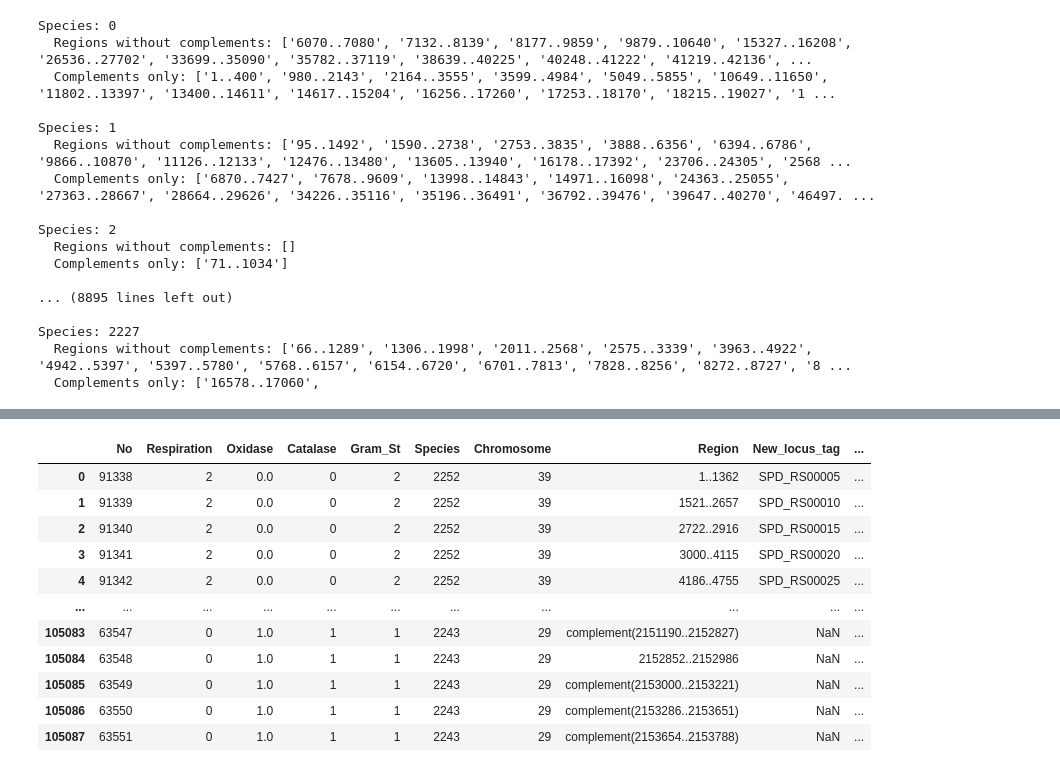
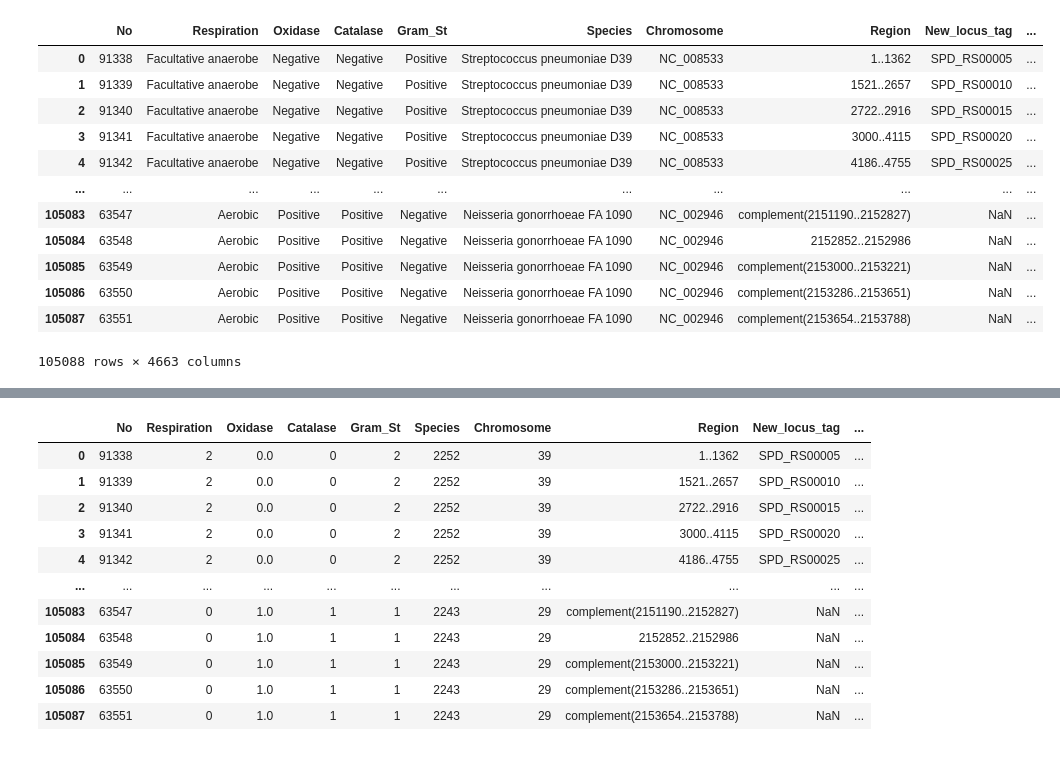
Before and after one commit to memetc/ML4RG_Group1, a Jupyter notebook: preprocessing.ipynb, the cells around one changed output, grey strips where cells are left out. Cells and saved outputs as stored; diff of their text form; code cells hidden in the pictures.

```diff
--- a/preprocessing.ipynb
+++ b/preprocessing.ipynb
@@ -22,3 +23,19 @@ df = pd.concat(df_list, ignore_index=True)
+# %%
+df
+# %% [output]
+|  | No | Respiration | Oxidase | Catalase | Gram_St | Species | Chromosome | Region | New_locus_tag | ... |
+| 0 | 91338 | Facultative anaerobe | Negative | Negative | Positive | Streptococcus pneumoniae D39 | NC_008533 | 1..1362 | SPD_RS00005 | ... |
+| 1 | 91339 | Facultative anaerobe | Negative | Negative | Positive | Streptococcus pneumoniae D39 | NC_008533 | 1521..2657 | SPD_RS00010 | ... |
+| 2 | 91340 | Facultative anaerobe | Negative | Negative | Positive | Streptococcus pneumoniae D39 | NC_008533 | 2722..2916 | SPD_RS00015 | ... |
+| 3 | 91341 | Facultative anaerobe | Negative | Negative | Positive | Streptococcus pneumoniae D39 | NC_008533 | 3000..4115 | SPD_RS00020 | ... |
+| 4 | 91342 | Facultative anaerobe | Negative | Negative | Positive | Streptococcus pneumoniae D39 | NC_008533 | 4186..4755 | SPD_RS00025 | ... |
+| ... | ... | ... | ... | ... | ... | ... | ... | ... | ... | ... |
+| 105083 | 63547 | Aerobic | Positive | Positive | Negative | Neisseria gonorrhoeae FA 1090 | NC_002946 | complement(2151190..2152827) | NaN | ... |
+| 105084 | 63548 | Aerobic | Positive | Positive | Negative | Neisseria gonorrhoeae FA 1090 | NC_002946 | 2152852..2152986 | NaN | ... |
+| 105085 | 63549 | Aerobic | Positive | Positive | Negative | Neisseria gonorrhoeae FA 1090 | NC_002946 | complement(2153000..2153221) | NaN | ... |
+| 105086 | 63550 | Aerobic | Positive | Positive | Negative | Neisseria gonorrhoeae FA 1090 | NC_002946 | complement(2153286..2153651) | NaN | ... |
+| 105087 | 63551 | Aerobic | Positive | Positive | Negative | Neisseria gonorrhoeae FA 1090 | NC_002946 | complement(2153654..2153788) | NaN | ... |
+105088 rows × 4663 columns
 # %%
 category_mappings = {}
 multi_categories = ["Respiration", "Gram_St", "Chromosome", "Species"]
@@ -78,27 +92,9 @@ for species, group in grouped:
     }
 
 # Print the results
-for species, results in species_complements.items():
-    print(f"Species: {species}")
-    print("  Regions without complements:", results['Regions_without_complements'])
-    print("  Complements only:", results['Complements_only'])
-    print()
+# for species, results in species_complements.items():
+#     print(f"Species: {species}")
+#     print("  Regions without complements:", results['Regions_without_complements'])
+#     print("  Complements only:", results['Complements_only'])
+#     print()
-# %% [output]
-Species: 0
-  Regions without complements: ['6070..7080', '7132..8139', '8177..9859', '9879..10640', '15327..16208', '26536..27702', '33699..35090', '35782..37119', '38639..40225', '40248..41222', '41219..42136', ...
-  Complements only: ['1..400', '980..2143', '2164..3555', '3599..4984', '5049..5855', '10649..11650', '11802..13397', '13400..14611', '14617..15204', '16256..17260', '17253..18170', '18215..19027', '1 ...
-
-Species: 1
-  Regions without complements: ['95..1492', '1590..2738', '2753..3835', '3888..6356', '6394..6786', '9866..10870', '11126..12133', '12476..13480', '13605..13940', '16178..17392', '23706..24305', '2568 ...
-  Complements only: ['6870..7427', '7678..9609', '13998..14843', '14971..16098', '24363..25055', '27363..28667', '28664..29626', '34226..35116', '35196..36491', '36792..39476', '39647..40270', '46497. ...
-
-Species: 2
-  Regions without complements: []
-  Complements only: ['71..1034']
-
-... (8895 lines left out)
-
-Species: 2227
-  Regions without complements: ['66..1289', '1306..1998', '2011..2568', '2575..3339', '3963..4922', '4942..5397', '5397..5780', '5768..6157', '6154..6720', '6701..7813', '7828..8256', '8272..8727', '8 ...
-  Complements only: ['16578..17060',
 # %%
```
Also changed, not shown: parts of 18 cells of this notebook.
